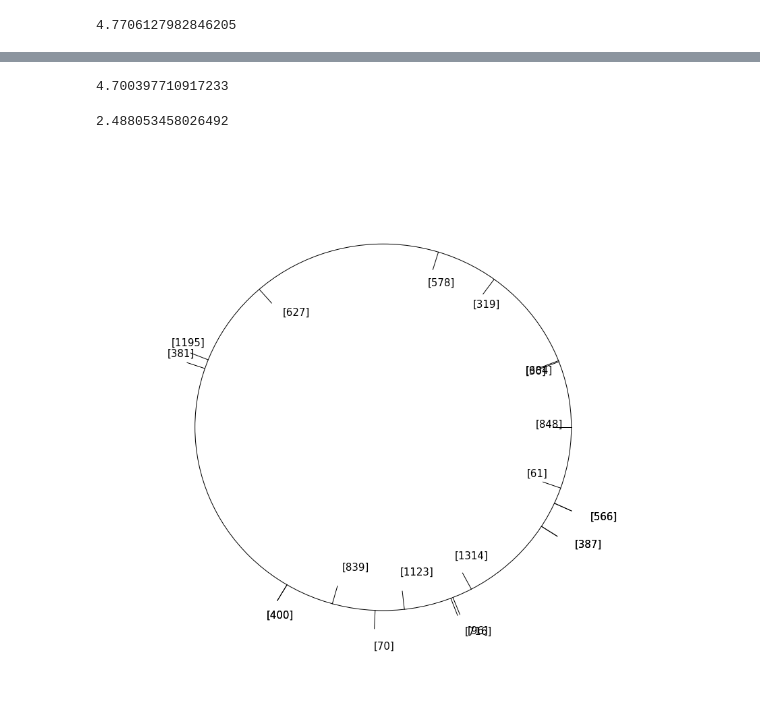
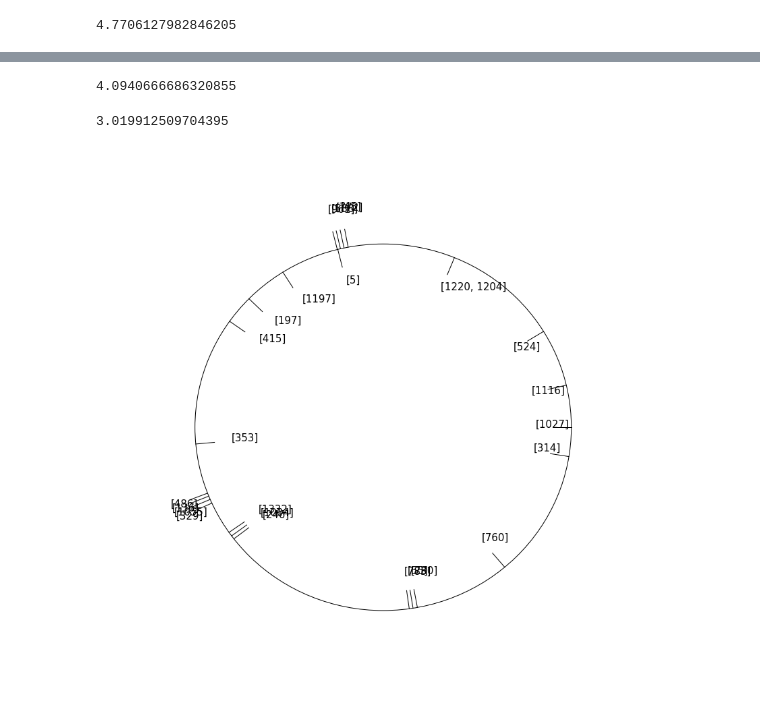
Before and after one commit to BrookeOgrodnik/REU, a Jupyter notebook: ShearCoords-RedundancyEliminated.ipynb, the cells around one changed output, grey strips where cells are left out. Saved outputs shown, nothing was run; the diff lists cells and outputs as text; code cells hidden in the pictures.

```diff
--- a/ShearCoords-RedundancyEliminated.ipynb
+++ b/ShearCoords-RedundancyEliminated.ipynb
@@ -443,7 +443,10 @@ def getDist(circ1,circ2):
     t1,u1,v1 = circ1
     t2,u2,v2 = circ2
     a = (t1*u2/2+t2*u1/2-v1*v2)
-    return math.acosh(abs(a)+tolerance)
+    if abs(a)<1:
+        return math.acosh(abs(a)+10e-8)
+    else:
+        return math.acosh(abs(a))
 # %%
 def getInv(circ):
     r,x = circ
@@ -1293,7 +1333,7 @@ def getInequalityIndices(posGeoList, pantsList, pantsInd, pantsDict):
 sequence_file = open(data_path)
 data = LineReader(sequence_file, parser=sequence_parser)
 # %%
-pantsList = list(pantsInTraceRange(data, 100, 120))
+pantsList = list(pantsInTraceRange(data, 40, 60))
 # %%
 posGeoList = pantsToGeodesics(pantsList)
 # %%
@@ -1303,5 +1343,5 @@ print(posGeoList)
 # %%
-pantsDict = pantsInTraceRangeDict(data, 100, 120)
+pantsDict = pantsInTraceRangeDict(data, 40, 60)
 # %%
 eyeList = geosToEyes(posGeoList)
 # %%
@@ -1435,5 +1475,5 @@ s%h
 # %%
-gamma  = [1, 1, 2, 21]
+gamma  = (1, 1, 2, 11)
 h = halfLength(gamma)
 print(h)
 pants1 = ((1, 1, 1, 1), (1, 1, 1, 1, 1, 1, 1, 1, 1, 1, 1, 1, 1, 1, 0), (0, 0, 0, 0, 0, 0, 1, 1))
@@ -1441,11 +1481,11 @@ pants2 = ((1, 1, 1, 1, 0, 0, 0, 0, 0, 0), (1, 0), (1, 1, 1, 1, 1, 1, 1, 1, 1, 1,
 s = shearCoordInv(pants1,pants2, gamma, vis = False)
 (-s)%h
 # %% [output]
-4.700397710917233
+4.0940666686320855
-2.488053458026492
+3.019912509704395
 # %%
-gamma = (1, 10, 2, 3)
+gamma =(6, 7)
 visualizeShears(gamma, pantsDict, pantsInd)
 # %% [output]
-[figure, old version]
+[figure, new version]
 # %%
```
Also changed, not shown: parts of 16 cells of this notebook.
